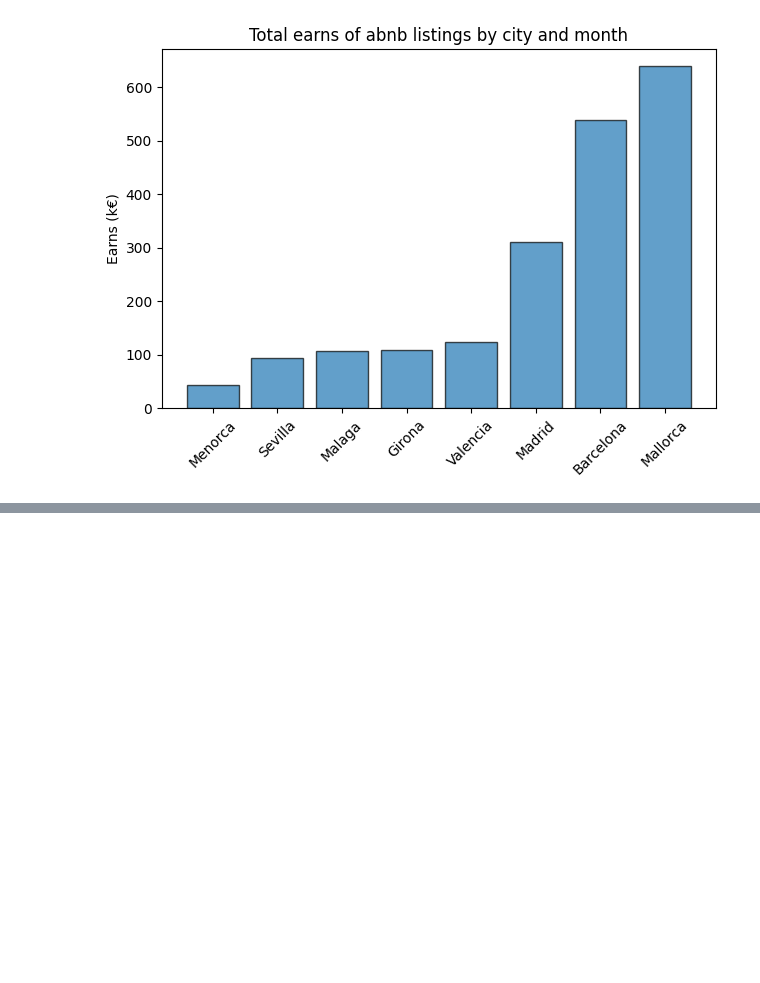
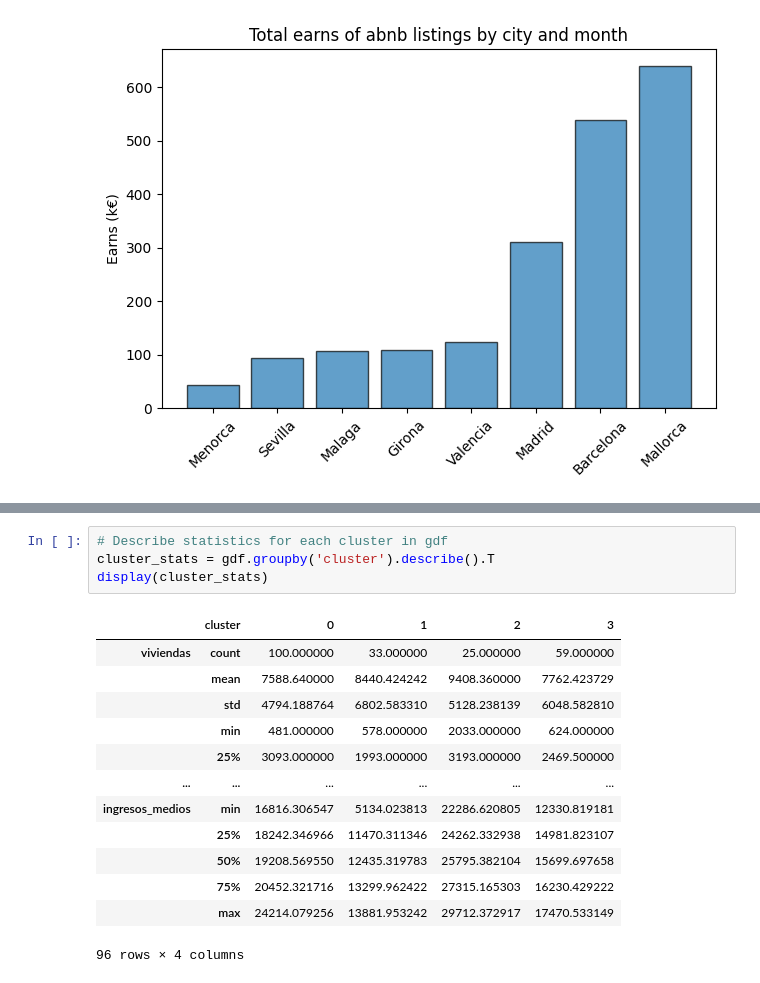
Before and after one commit to mehrrero/parasites, a Jupyter notebook: tests.ipynb, the cells around one changed output, grey strips where cells are left out. Drawn from its saved outputs; the diff is of its cells as text; blank space fills up the shorter version.

```diff
--- a/tests.ipynb
+++ b/tests.ipynb
@@ -286,0 +419,18 @@ plt.show()
+# %%
+# Describe statistics for each cluster in gdf
+cluster_stats = gdf.groupby('cluster').describe().T
+display(cluster_stats)
+# %% [output]
+|  | cluster | 0 | 1 | 2 | 3 |
+| viviendas | count | 100.000000 | 33.000000 | 25.000000 | 59.000000 |
+|  | mean | 7588.640000 | 8440.424242 | 9408.360000 | 7762.423729 |
+|  | std | 4794.188764 | 6802.583310 | 5128.238139 | 6048.582810 |
+|  | min | 481.000000 | 578.000000 | 2033.000000 | 624.000000 |
+|  | 25% | 3093.000000 | 1993.000000 | 3193.000000 | 2469.500000 |
+| ... | ... | ... | ... | ... | ... |
+| ingresos_medios | min | 16816.306547 | 5134.023813 | 22286.620805 | 12330.819181 |
+|  | 25% | 18242.346966 | 11470.311346 | 24262.332938 | 14981.823107 |
+|  | 50% | 19208.569550 | 12435.319783 | 25795.382104 | 15699.697658 |
+|  | 75% | 20452.321716 | 13299.962422 | 27315.165303 | 16230.429222 |
+|  | max | 24214.079256 | 13881.953242 | 29712.372917 | 17470.533149 |
+96 rows × 4 columns
```
Also changed, not shown: parts of 23 cells of this notebook, 12 other files.
